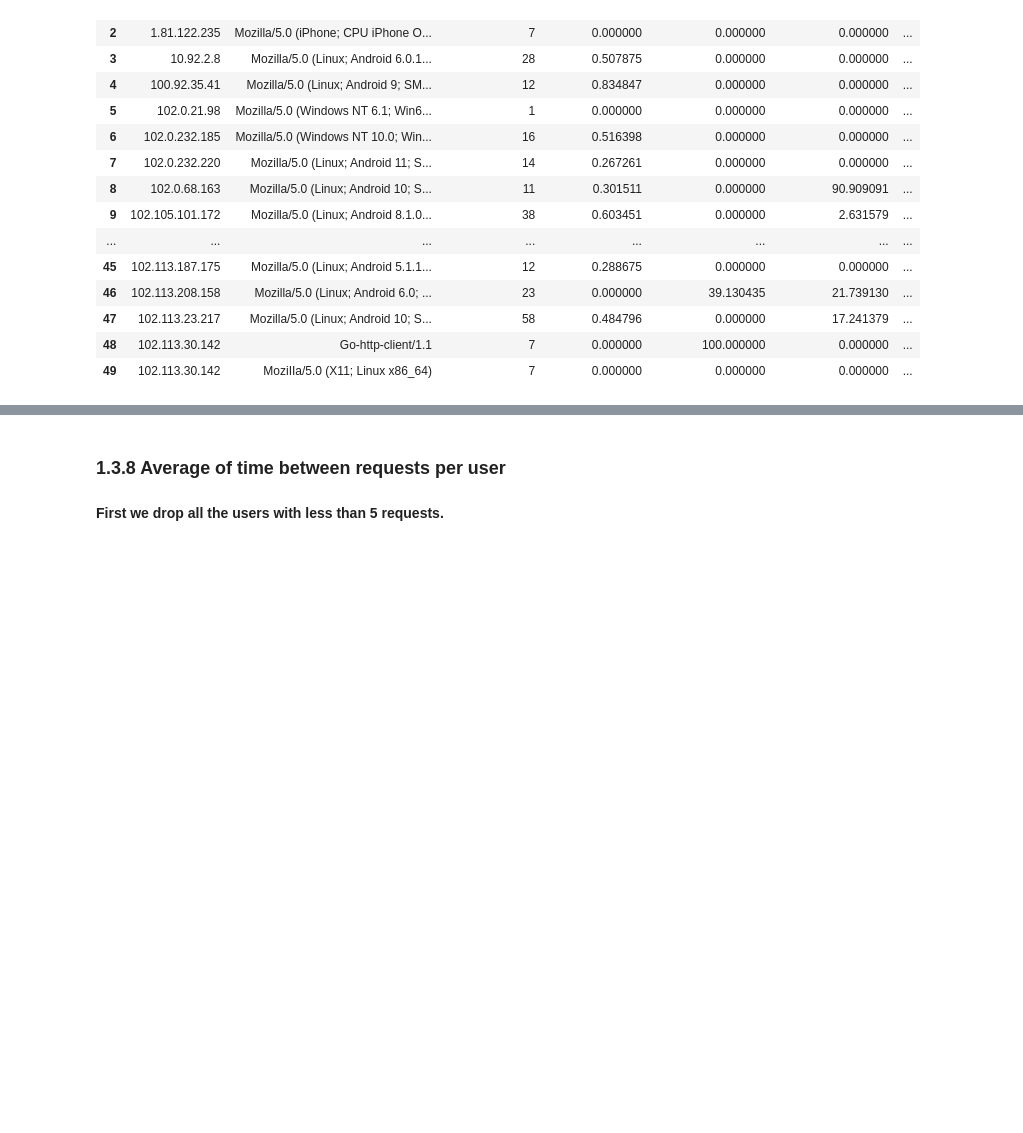
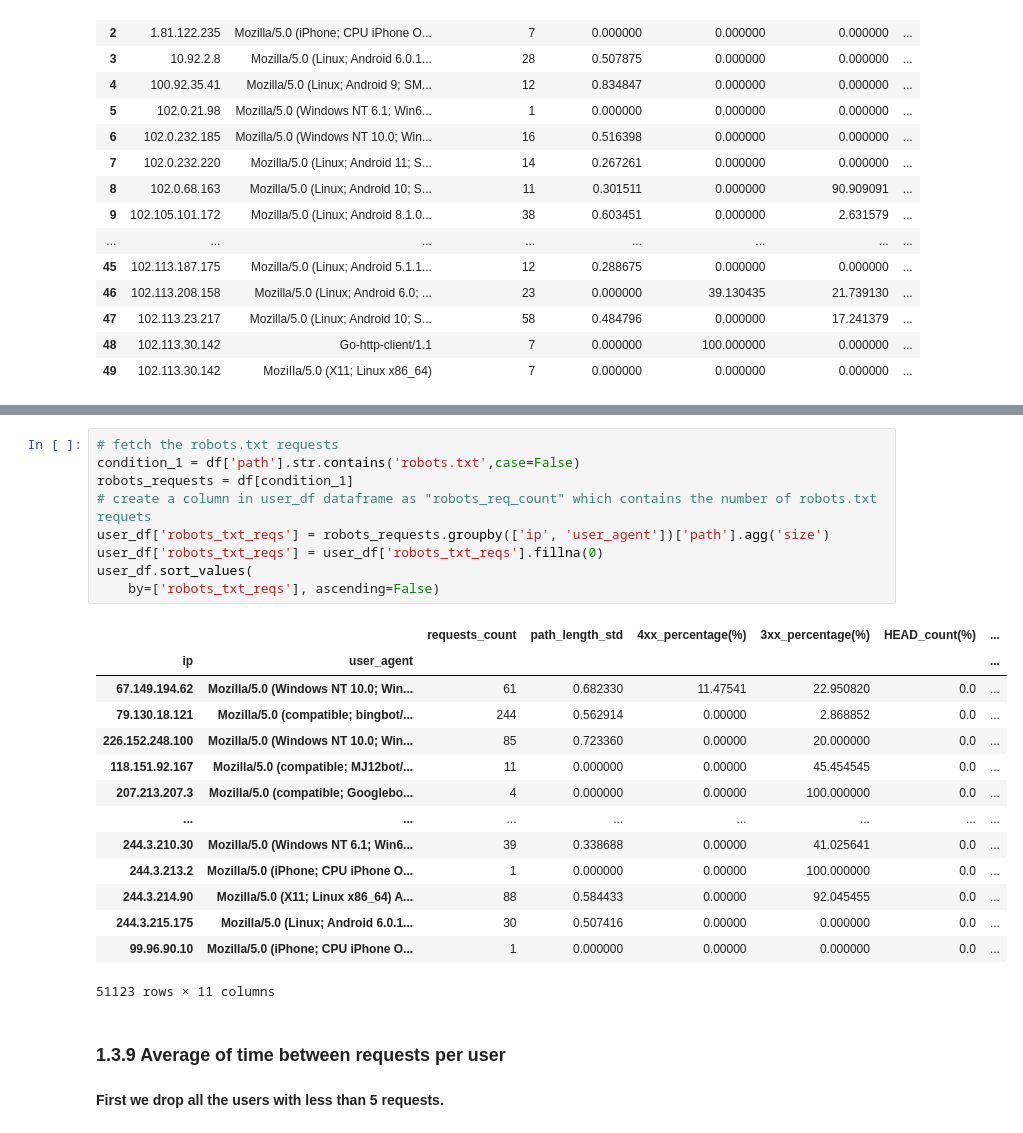
Before and after one commit to mohammadhashemii/Web-Crawler-Detection, a Jupyter notebook: 01_sanjaghDatasetEDA.ipynb, the cells around one changed output, grey strips where cells are left out. Cells and saved outputs as stored; diff of their text form; blank space fills up the shorter version.

Commit message:
feat: robots.txt requests as a feature

```diff
--- a/01_sanjaghDatasetEDA.ipynb
+++ b/01_sanjaghDatasetEDA.ipynb
@@ -538,5 +542,29 @@ user_df.head(50)
+# %%
+# fetch the robots.txt requests
+condition_1 = df['path'].str.contains('robots.txt',case=False)
+robots_requests = df[condition_1]
+# create a column in user_df dataframe as "robots_req_count" which contains the number of robots.txt requets
+user_df['robots_txt_reqs'] = robots_requests.groupby(['ip', 'user_agent'])['path'].agg('size')
+user_df['robots_txt_reqs'] = user_df['robots_txt_reqs'].fillna(0)
+user_df.sort_values(
+    by=['robots_txt_reqs'], ascending=False)
+# %% [output]
+|  |  | requests_count | path_length_std | 4xx_percentage(%) | 3xx_percentage(%) | HEAD_count(%) | ... |
+| ip | user_agent |  |  |  |  |  | ... |
+| 67.149.194.62 | Mozilla/5.0 (Windows NT 10.0; Win... | 61 | 0.682330 | 11.47541 | 22.950820 | 0.0 | ... |
+| 79.130.18.121 | Mozilla/5.0 (compatible; bingbot/... | 244 | 0.562914 | 0.00000 | 2.868852 | 0.0 | ... |
+| 226.152.248.100 | Mozilla/5.0 (Windows NT 10.0; Win... | 85 | 0.723360 | 0.00000 | 20.000000 | 0.0 | ... |
+| 118.151.92.167 | Mozilla/5.0 (compatible; MJ12bot/... | 11 | 0.000000 | 0.00000 | 45.454545 | 0.0 | ... |
+| 207.213.207.3 | Mozilla/5.0 (compatible; Googlebo... | 4 | 0.000000 | 0.00000 | 100.000000 | 0.0 | ... |
+| ... | ... | ... | ... | ... | ... | ... | ... |
+| 244.3.210.30 | Mozilla/5.0 (Windows NT 6.1; Win6... | 39 | 0.338688 | 0.00000 | 41.025641 | 0.0 | ... |
+| 244.3.213.2 | Mozilla/5.0 (iPhone; CPU iPhone O... | 1 | 0.000000 | 0.00000 | 100.000000 | 0.0 | ... |
+| 244.3.214.90 | Mozilla/5.0 (X11; Linux x86_64) A... | 88 | 0.584433 | 0.00000 | 92.045455 | 0.0 | ... |
+| 244.3.215.175 | Mozilla/5.0 (Linux; Android 6.0.1... | 30 | 0.507416 | 0.00000 | 0.000000 | 0.0 | ... |
+| 99.96.90.10 | Mozilla/5.0 (iPhone; CPU iPhone O... | 1 | 0.000000 | 0.00000 | 0.000000 | 0.0 | ... |
+51123 rows × 11 columns
 # %% [markdown]
-### 1.3.8 Average of time between requests per user
+### 1.3.9 Average of time between requests per user
 # %% [markdown]
 **First we drop all the users with less than 5 requests.**
 # %%
```
Also changed, not shown: parts of 1 cell of this notebook.
